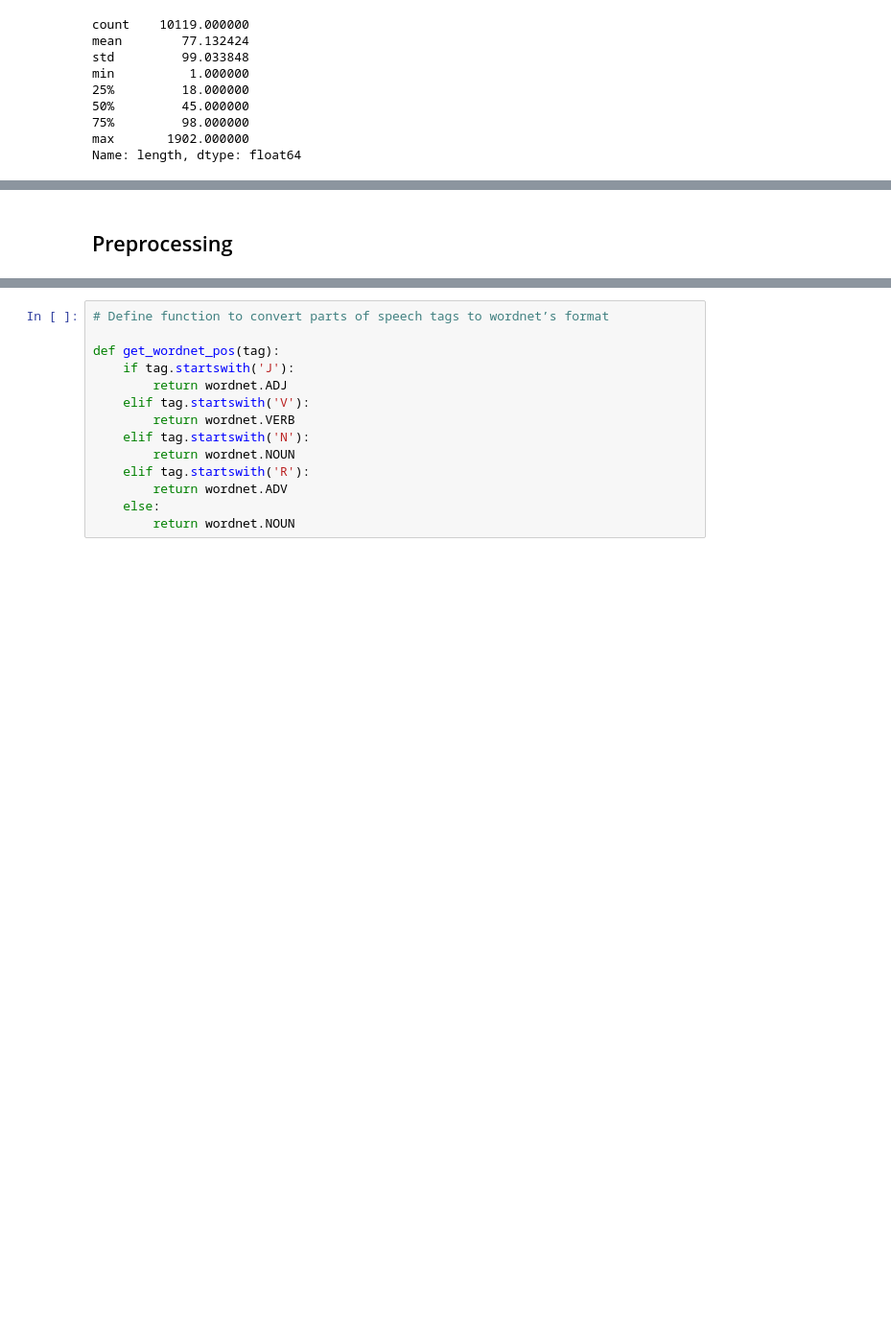
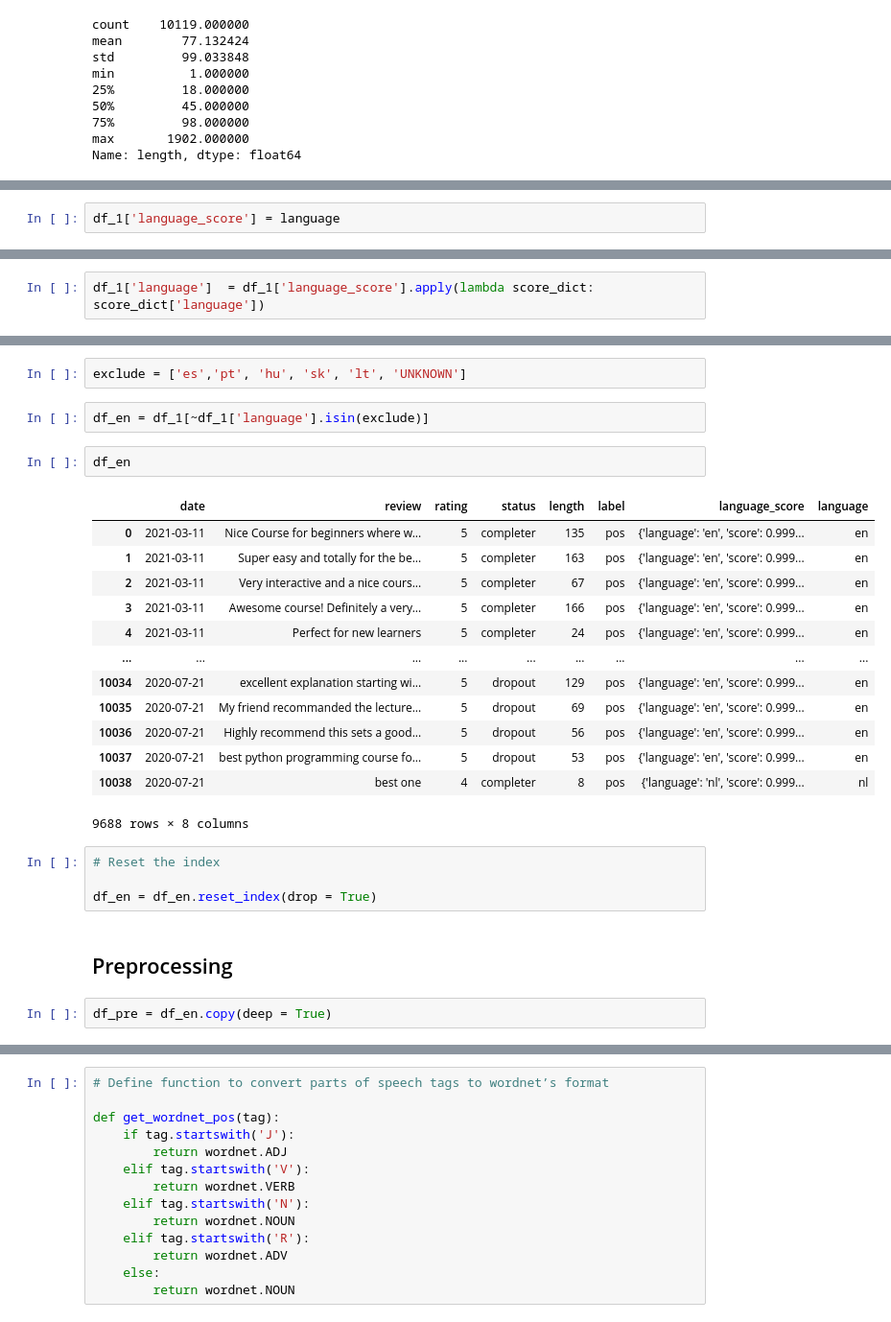
Before and after one commit to siriamanda/sentiment-analysis-of-reviews, a Jupyter notebook: Textblob-sentiment-analysis.ipynb, the cells around one changed output, grey strips where cells are left out. Shown at 96% size. Cells and saved outputs as stored; diff of their text form; blank space fills up the shorter version.

```diff
--- a/VADER-sentiment-analysis.ipynb
+++ b/Textblob-sentiment-analysis.ipynb
@@ -443,0 +293,2 @@ df_sen['original'] = df_sen['review']
+# %%
+df_1['language_score'] = language
@@ -443,0 +310,2 @@ df_sen['original'] = df_sen['review']
+# %%
+df_1['language']  = df_1['language_score'].apply(lambda score_dict: score_dict['language'])
@@ -444,5 +341,31 @@ df_sen['original'] = df_sen['review']
+# %%
+exclude = ['es','pt', 'hu', 'sk', 'lt', 'UNKNOWN']
+# %%
+df_en = df_1[~df_1['language'].isin(exclude)]
+# %%
+df_en
+# %% [output]
+|  | date | review | rating | status | length | label | language_score | language |
+| 0 | 2021-03-11 | Nice Course for beginners where w... | 5 | completer | 135 | pos | {'language': 'en', 'score': 0.999... | en |
+| 1 | 2021-03-11 | Super easy and totally for the be... | 5 | completer | 163 | pos | {'language': 'en', 'score': 0.999... | en |
+| 2 | 2021-03-11 | Very interactive and a nice cours... | 5 | completer | 67 | pos | {'language': 'en', 'score': 0.999... | en |
+| 3 | 2021-03-11 | Awesome course! Definitely a very... | 5 | completer | 166 | pos | {'language': 'en', 'score': 0.999... | en |
+| 4 | 2021-03-11 | Perfect for new learners | 5 | completer | 24 | pos | {'language': 'en', 'score': 0.999... | en |
+| ... | ... | ... | ... | ... | ... | ... | ... | ... |
+| 10034 | 2020-07-21 | excellent explanation starting wi... | 5 | dropout | 129 | pos | {'language': 'en', 'score': 0.999... | en |
+| 10035 | 2020-07-21 | My friend recommanded the lecture... | 5 | dropout | 69 | pos | {'language': 'en', 'score': 0.999... | en |
+| 10036 | 2020-07-21 | Highly recommend this sets a good... | 5 | dropout | 56 | pos | {'language': 'en', 'score': 0.999... | en |
+| 10037 | 2020-07-21 | best python programming course fo... | 5 | dropout | 53 | pos | {'language': 'en', 'score': 0.999... | en |
+| 10038 | 2020-07-21 | best one | 4 | completer | 8 | pos | {'language': 'nl', 'score': 0.999... | nl |
+9688 rows × 8 columns
+# %%
+# Reset the index
+
+df_en = df_en.reset_index(drop = True)
 # %% [markdown]
 ## Preprocessing
+# %%
+df_pre = df_en.copy(deep = True)
 # %%
 # Covert to lowercase
 
```
Also changed, not shown: parts of 75 cells of this notebook, 1 other file.
